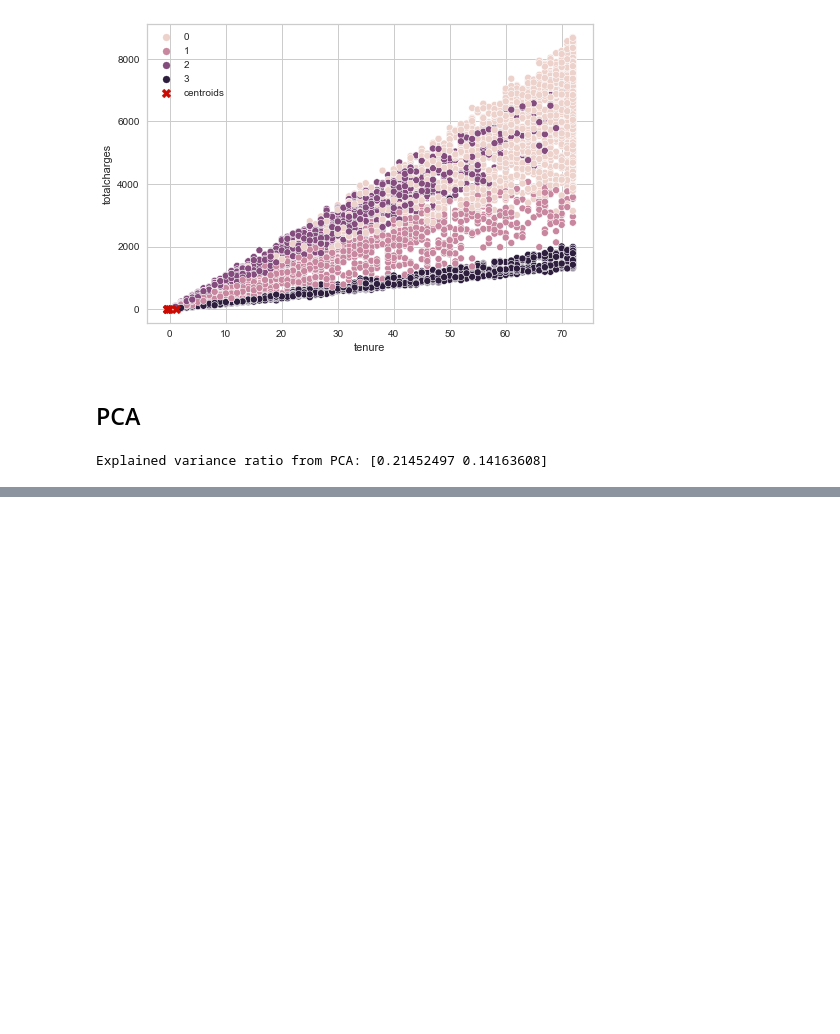
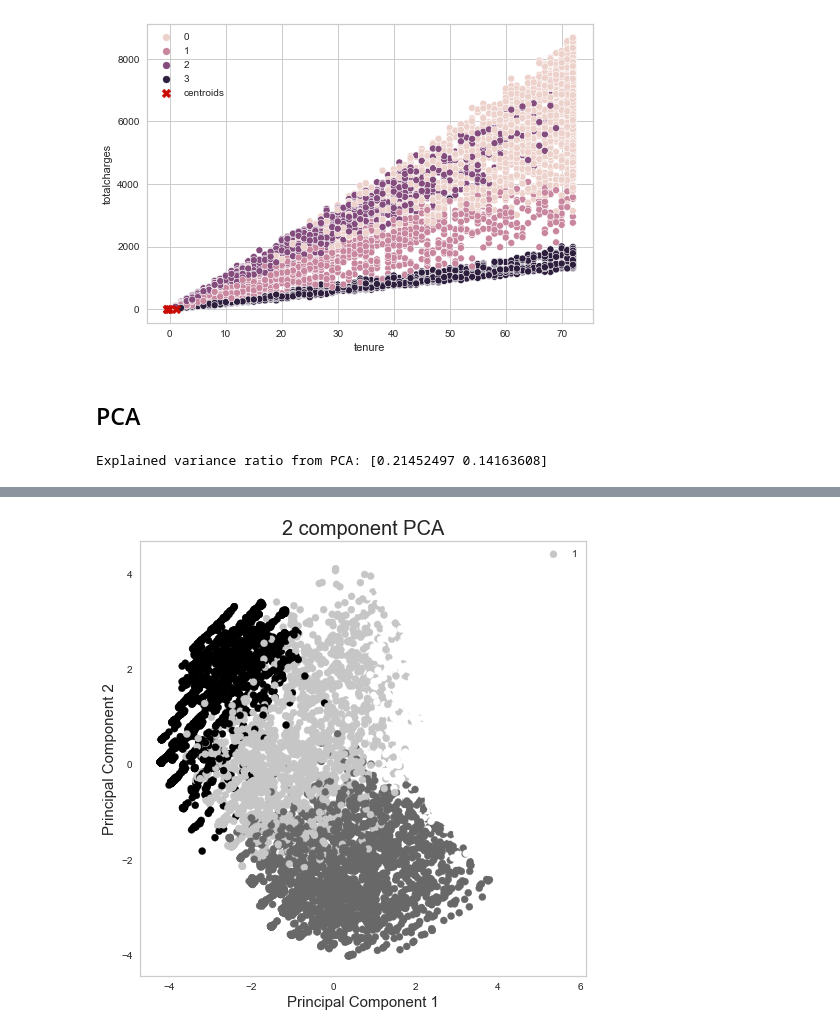
Before and after one commit to KristofVandewynckel/Telecom_Churn, a Jupyter notebook: K_means_clustering.ipynb, the cells around one changed output, grey strips where cells are left out. Cells and saved outputs as stored; diff of their text form; code cells hidden in the pictures; blank space fills up the shorter version.

```diff
--- a/K_means_clustering.ipynb
+++ b/K_means_clustering.ipynb
@@ -180,0 +181,15 @@ ax.grid()
+# %%
+fig = plt.figure(figsize = (8,8))
+ax = fig.add_subplot(1,1,1)
+ax.set_xlabel('Principal Component 1', fontsize = 15)
+ax.set_ylabel('Principal Component 2', fontsize = 15)
+ax.set_title('2 component PCA', fontsize = 20)
+
+ax.scatter( finalDf['principal component 1']
+            , finalDf['principal component 2']
+            , c = kmeans.labels_
+            , s = 50)
+ax.legend(kmeans.labels_)
+ax.grid()
+# %% [output]
+[figure, added]
```
Also changed, not shown: parts of 4 cells of this notebook, 3 other files.
